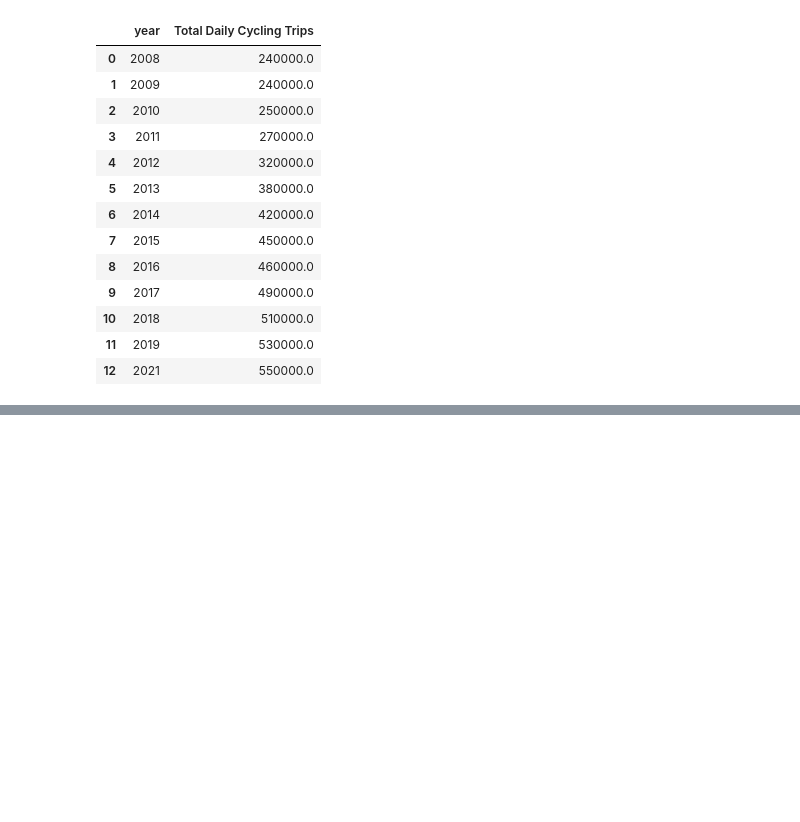
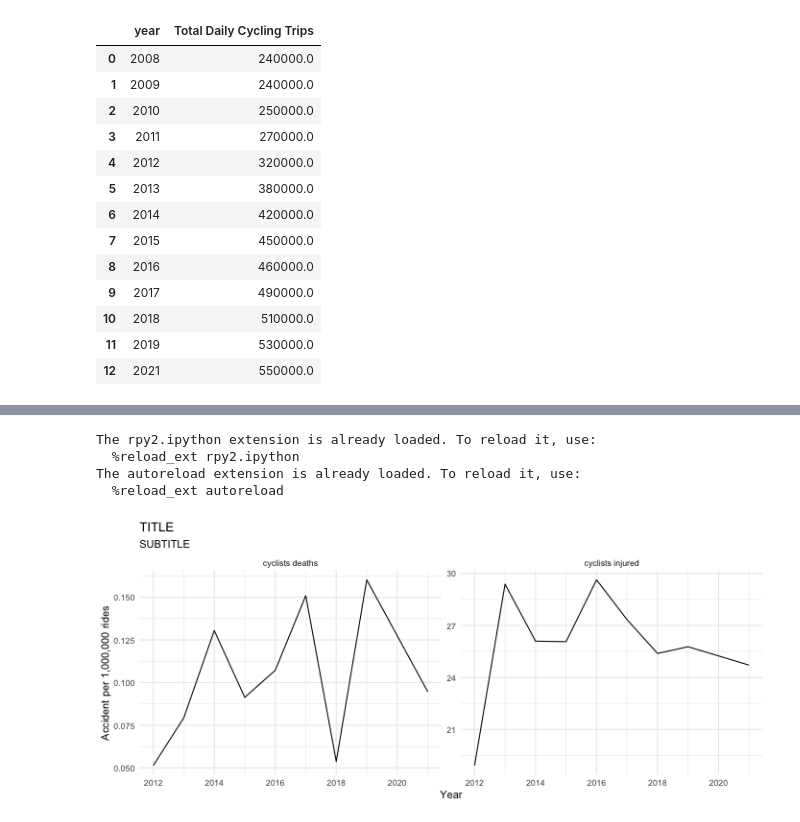
Before and after one commit to laurabejder/bike-safety-nyc, a Jupyter notebook: accidents_data_visualization.ipynb, the cells around one changed output, grey strips where cells are left out. Saved outputs shown, nothing was run; the diff lists cells and outputs as text; code cells hidden in the pictures; blank space fills up the shorter version.

```diff
--- a/accidents_data_visualization.ipynb
+++ b/accidents_data_visualization.ipynb
@@ -175,0 +269,3 @@ bikers_accidents
+# %%
+bikers_accidents = bikers_accidents[['year', 'injury_rate', 'fatality_rate']]
+bikers_accidents
@@ -177,0 +288,32 @@ bikers_accidents.to_csv('data/accidents_development.csv')
+# %%
+bikers_accidents.columns = ['year', 'cyclists injured', 'cyclists deaths']
+
+melt = pd.melt(bikers_accidents, id_vars=['year'], value_vars=['cyclists injured', 'cyclists deaths'], var_name='accident_type', value_name='rate')
+melt = melt[melt['rate'].notna()]
+melt['year'] = melt['year'].astype(int)
+
+melt.to_csv('data/accidents_development_cleaned.csv', index=False)
+# %%
+%load_ext rpy2.ipython
+%load_ext autoreload
+%autoreload 2
+
+%matplotlib inline
+from matplotlib import rcParams
+rcParams['figure.figsize'] = (16, 100)
+
+import warnings
+from rpy2.rinterface import RRuntimeWarning
+warnings.filterwarnings("ignore") # Ignore all warnings
+# warnings.filterwarnings("ignore", category=RRuntimeWarning) # Show some warnings
+
+import pandas as pd
+import numpy as np
+import matplotlib.pyplot as plt
+from IPython.display import display, HTML
+pd.set_option('display.max_columns', None)
+# %% [output]
+The rpy2.ipython extension is already loaded. To reload it, use:
+  %reload_ext rpy2.ipython
+The autoreload extension is already loaded. To reload it, use:
+  %reload_ext autoreload
@@ -177,0 +329,15 @@ bikers_accidents.to_csv('data/accidents_development.csv')
+# %%
+%%R -i melt -w 700 -h 300
+
+ggplot(melt, aes(x=year, y=rate)) +
+  geom_line() +
+  facet_wrap(~accident_type, scales='free_y', ncol=2) +
+  theme_minimal()+
+    labs(
+    x = 'Year',
+    y = 'Accident per 1,000,000 rides',
+    title = 'TITLE',
+    subtitle = 'SUBTITLE',
+    )
+# %% [output]
+[figure, added]
```
Also changed, not shown: parts of 14 cells of this notebook, 4 other files.
